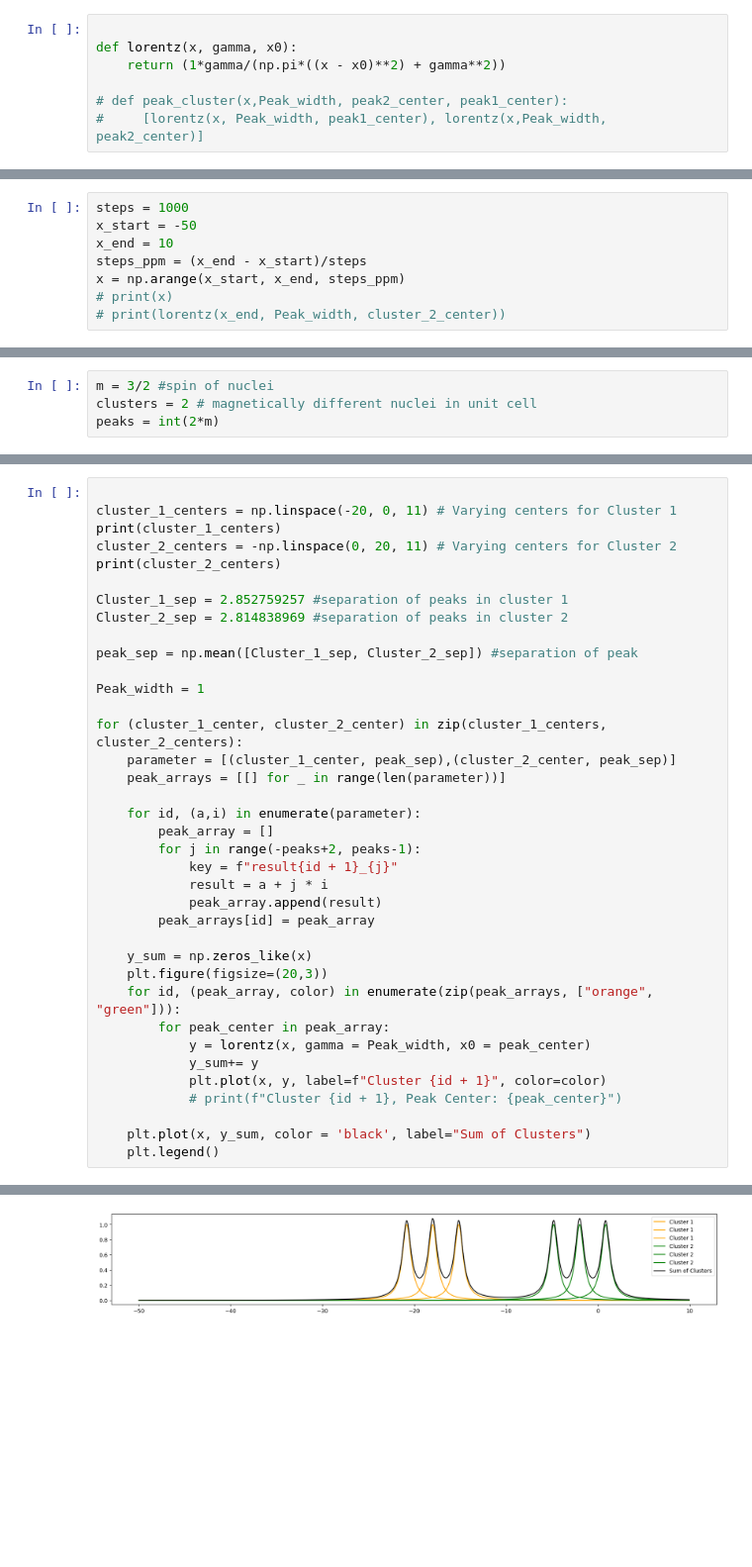
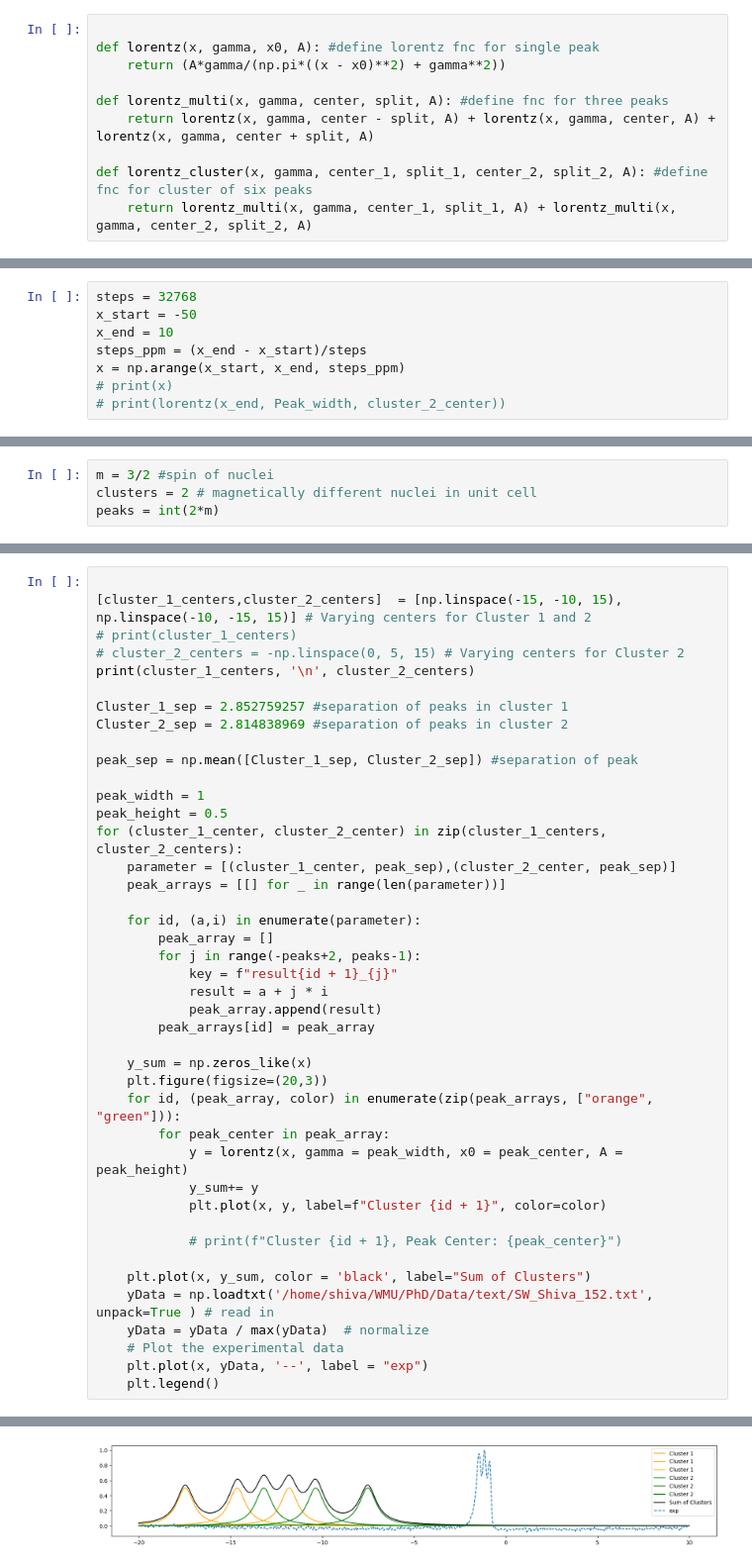
Before and after one commit to AstrobioShiva/Script_project, a Jupyter notebook: visualize_peaks.ipynb, the cells around one changed output, grey strips where cells are left out. Shown at 99% size. Drawn from its saved outputs; the diff is of its cells as text; blank space fills up the shorter version.

Commit message:
minuit fit for exp data

```diff
--- a/visualize_peaks.ipynb
+++ b/visualize_peaks.ipynb
@@ -5,16 +3,19 @@ from matplotlib import pyplot as plt
 # %% [markdown]
 **Define Lorentz func**
-# %%
-
-def lorentz(x, gamma, x0):
-    return (1*gamma/(np.pi*((x - x0)**2) + gamma**2))
-
-# def peak_cluster(x,Peak_width, peak2_center, peak1_center):
-#     [lorentz(x, Peak_width, peak1_center), lorentz(x,Peak_width,  peak2_center)]
+# %%
+
+def lorentz(x, gamma, x0, A): #define lorentz fnc for single peak
+    return (A*gamma/(np.pi*((x - x0)**2) + gamma**2))
+
+def lorentz_multi(x, gamma, center, split, A): #define fnc for three peaks
+    return lorentz(x, gamma, center - split, A) + lorentz(x, gamma, center, A) + lorentz(x, gamma, center + split, A)
+
+def lorentz_cluster(x, gamma, center_1, split_1, center_2, split_2, A): #define fnc for cluster of six peaks
+    return lorentz_multi(x, gamma, center_1, split_1, A) + lorentz_multi(x, gamma, center_2, split_2, A)
 # %% [markdown]
 **Plot variables**
 # %%
-steps = 1000
+steps = 32768
 x_start = -50
 x_end = 10
 steps_ppm = (x_end - x_start)/steps
@@ -30,17 +126,17 @@ peaks = int(2*m)
 # %%
 
-cluster_1_centers = np.linspace(-20, 0, 11) # Varying centers for Cluster 1
-print(cluster_1_centers)
-cluster_2_centers = -np.linspace(0, 20, 11) # Varying centers for Cluster 2
-print(cluster_2_centers)
+[cluster_1_centers,cluster_2_centers]  = [np.linspace(-15, -10, 15), np.linspace(-10, -15, 15)] # Varying centers for Cluster 1 and 2
+# print(cluster_1_centers)
+# cluster_2_centers = -np.linspace(0, 5, 15) # Varying centers for Cluster 2
+print(cluster_1_centers, '\n', cluster_2_centers)
 
 Cluster_1_sep = 2.852759257 #separation of peaks in cluster 1
 Cluster_2_sep = 2.814838969 #separation of peaks in cluster 2
 
 peak_sep = np.mean([Cluster_1_sep, Cluster_2_sep]) #separation of peak
 
-Peak_width = 1
-
+peak_width = 1
+peak_height = 0.5
 for (cluster_1_center, cluster_2_center) in zip(cluster_1_centers, cluster_2_centers):
     parameter = [(cluster_1_center, peak_sep),(cluster_2_center, peak_sep)]
     peak_arrays = [[] for _ in range(len(parameter))]
@@ -57,11 +153,16 @@ for (cluster_1_center, cluster_2_center) in zip(cluster_1_centers, cluster_2_cen
     plt.figure(figsize=(20,3))
     for id, (peak_array, color) in enumerate(zip(peak_arrays, ["orange", "green"])):
         for peak_center in peak_array:
-            y = lorentz(x, gamma = Peak_width, x0 = peak_center)
+            y = lorentz(x, gamma = peak_width, x0 = peak_center, A = peak_height)
             y_sum+= y
             plt.plot(x, y, label=f"Cluster {id + 1}", color=color)
+
             # print(f"Cluster {id + 1}, Peak Center: {peak_center}")
 
     plt.plot(x, y_sum, color = 'black', label="Sum of Clusters")
+    yData = np.loadtxt('/home/shiva/WMU/PhD/Data/text/SW_Shiva_152.txt', unpack=True ) # read in
+    yData = yData / max(yData)  # normalize
+    # Plot the experimental data
+    plt.plot(x, yData, '--', label = "exp")
     plt.legend()
 # %% [output]
@@ -71 +176 @@ for (cluster_1_center, cluster_2_center) in zip(cluster_1_centers, cluster_2_cen
-[figure, old version]
+[figure, new version]
```
Also changed, not shown: parts of 8 cells of this notebook, 7 other files.
